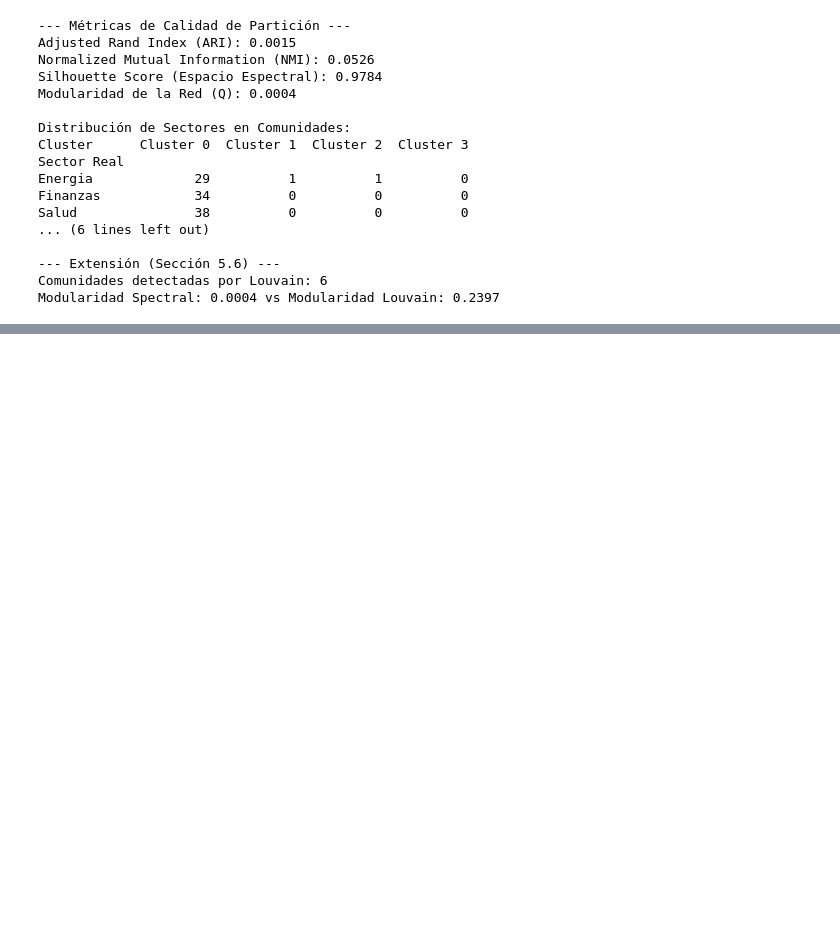
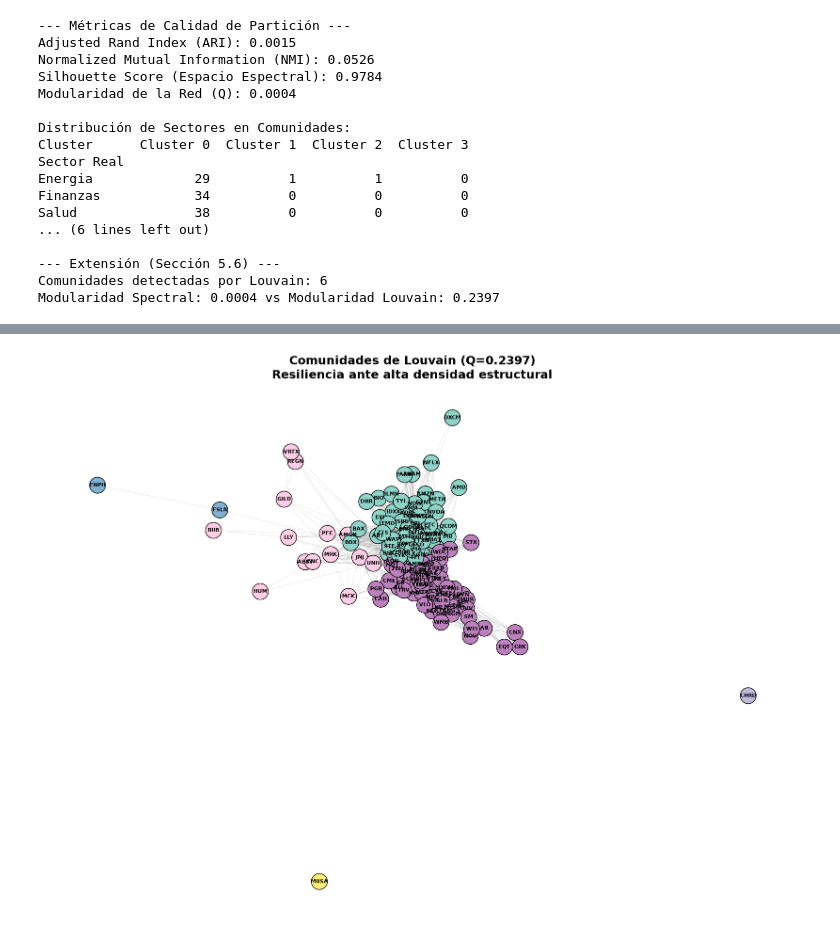
Before and after one commit to troncos22/Tareas_2026_2, a Jupyter notebook: Lin_Opti/Untitled.ipynb, the cells around one changed output, grey strips where cells are left out. Cells and saved outputs as stored; diff of their text form; code cells hidden in the pictures; blank space fills up the shorter version.

```diff
--- a/Lin_Opti/Untitled.ipynb
+++ b/Lin_Opti/Untitled.ipynb
@@ -418,0 +469,26 @@ Modularidad Spectral: 0.0004 vs Modularidad Louvain: 0.2397
+# %%
+# =============================================================================
+# BLOQUE 12: VISUALIZACIÓN TOPOLÓGICA DE COMUNIDADES (LOUVAIN)
+# =============================================================================
+# Mapear cada nodo a su ID de comunidad Louvain
+louvain_mapping = {}
+for i, comunidad in enumerate(comunidades_louvain):
+    for nodo in comunidad:
+        louvain_mapping[nodo] = i
+
+# Crear la lista de colores respetando el orden de G.nodes()
+colores_louvain_nodos = [louvain_mapping[nodo] for nodo in G.nodes()]
+
+plt.figure(figsize=(16, 12))
+# Reutilizamos la misma posición espacial (pos) calculada en el Bloque 4 para poder comparar
+nx.draw_networkx_nodes(G, pos, node_color=colores_louvain_nodos, cmap=plt.cm.Set3, node_size=600, edgecolors='black')
+nx.draw_networkx_edges(G, pos, alpha=0.15, edge_color='gray')
+nx.draw_networkx_labels(G, pos, font_size=8, font_family='sans-serif', font_weight='bold')
+
+plt.title(f"Comunidades de Louvain (Q={modularity_louvain:.4f})\nResiliencia ante alta densidad estructural", fontsize=18, fontweight='bold')
+plt.axis('off')
+plt.tight_layout()
+plt.savefig("graph_louvain.png", dpi=300, bbox_inches="tight")
+plt.show()
+# %% [output]
+[figure, added]
```
Also changed, not shown: parts of 2 cells of this notebook, 10 other files.
